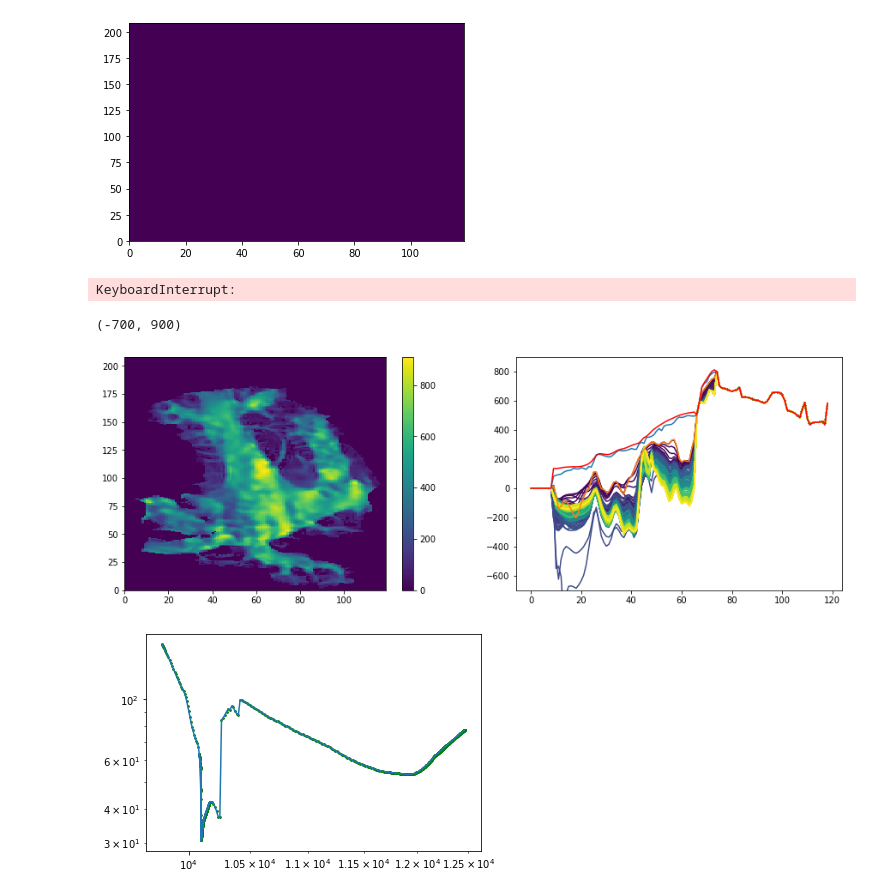
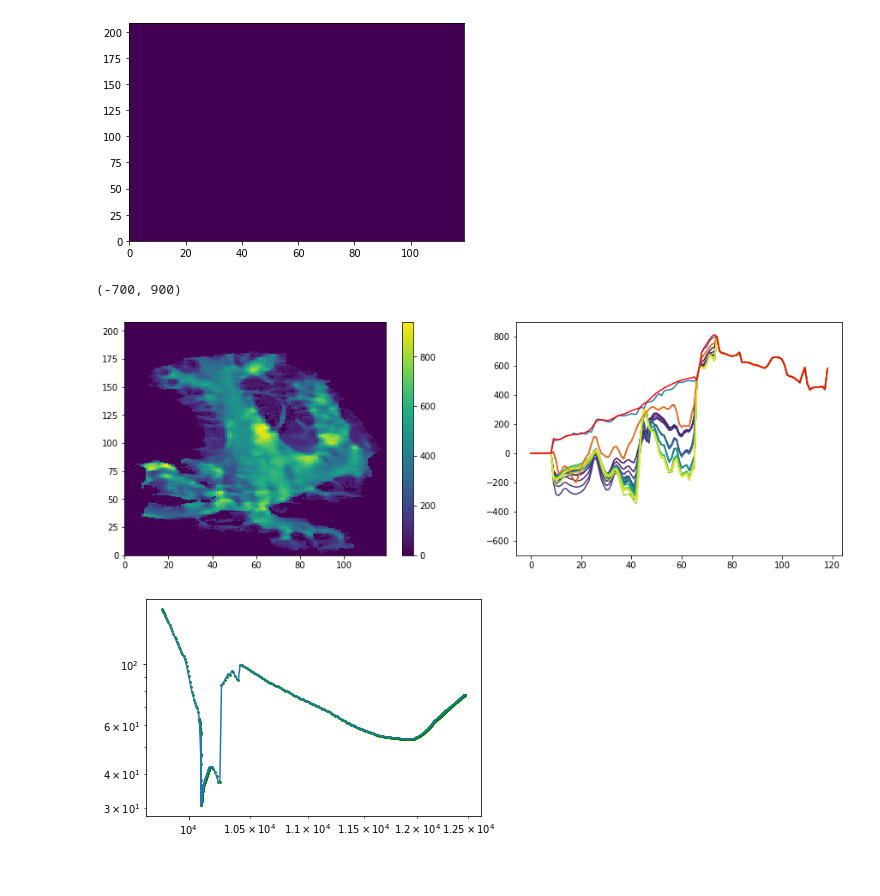
Before and after one commit to hahohe1892/thick_inv, a Jupyter notebook: Kronebreen-Kongsbreen.ipynb, the cells around one changed output. Cells and saved outputs as stored; diff of their text form; code cells hidden in the pictures.

```diff
--- a/Kronebreen-Kongsbreen.ipynb
+++ b/Kronebreen-Kongsbreen.ipynb
@@ -642,7 +642,7 @@ plt.pcolor(ocean_boundary)
 ### get measured bed elevation in numpy array ###
 
 #find the index that is associated with the radar x-y coordiantes
-gr = np.meshgrid(range(119), range(208))
+gr = np.meshgrid(range(np.shape(NPI_DEM)[1]), range(np.shape(NPI_DEM)[0]))
 index_y = get_nearest(x,y,gr[1],x_rad, y_rad)
 index_x = get_nearest(x,y,gr[0],x_rad, y_rad)
 grid_points = list(zip(index_y, index_x))
@@ -704,7 +704,7 @@ vel_all = []
 tauc_recs = []
 tauc_recs.append(tauc_rec)
 
-pmax = 999
+pmax = 2999
 dt = .1
 beta = .5
 bw = 2
@@ -796,23 +796,21 @@ for p in tqdm.trange(0, pmax):
         #tauc_rec *=vel_mismatch
         vel_mismatch = np.maximum(np.minimum((vel-vel_mes)/vel_mes, 1), -1)
         tauc_rec = tauc_rec + vel_mismatch * tauc_rec
-# %% [output]
-KeyboardInterrupt:
 # %%
 colormap = plt.cm.viridis
 colors = [colormap(i) for i in np.linspace(0, 1,len(B_rec_all))]
 fig, axes = plt.subplots(1,2, figsize=(15,5))
 field = axes[0].pcolor(S_rec - B_rec)#, vmin=-50, vmax=50, cmap='RdBu')
 fig.colorbar(field, ax=axes[0])
-for i in range(0,len(B_rec_all),10):
+for i in range(0,len(B_rec_all),100):
     lines = axes[1].plot(range(nx), B_rec_all[i][40,:], color=colors[i])
 lines2 = axes[1].plot(range(nx), NPI_DEM[40,:])
 lines2 = axes[1].plot(range(nx), B_init[40,:])
 lines2 = axes[1].plot(range(nx), S_rec[40,:], color='r')
 axes[1].set_ylim([-700,900])
 # %% [output]
 (-700, 900)
-[figure, old version]
+[figure, new version]
 # %%
 from loess import loess_1d
 
```
Also changed, not shown: parts of 15 cells of this notebook.
